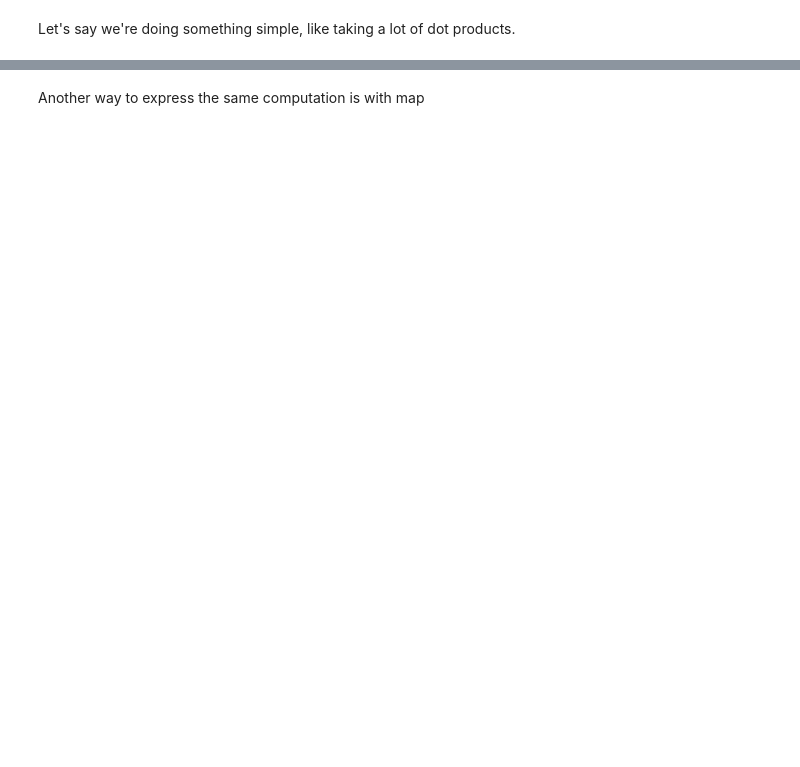
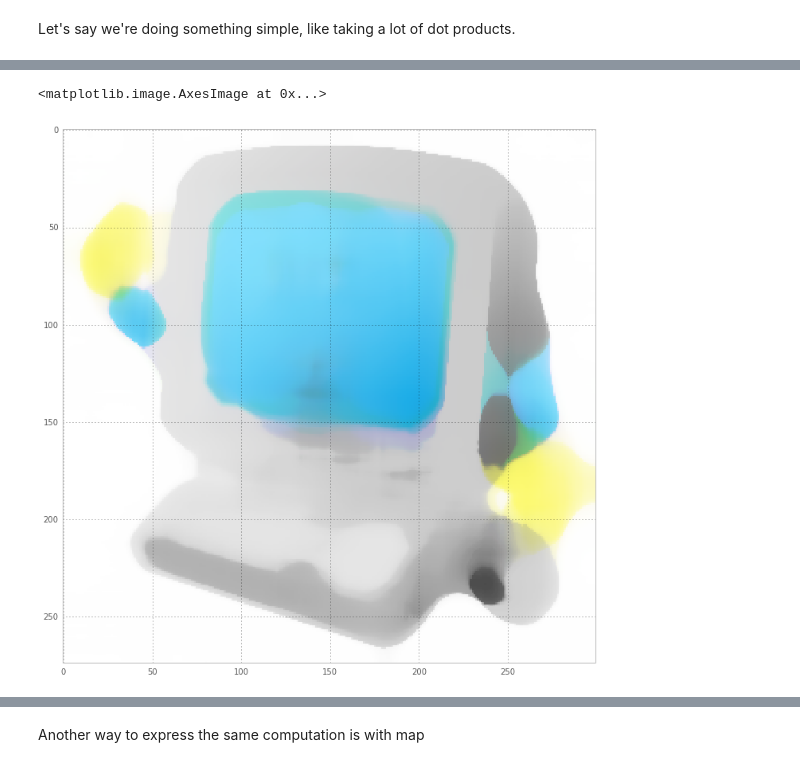
Before and after one commit to alexbw/paralleltools, a Jupyter notebook: Working with Parallel Python.ipynb, the cells around one changed output, grey strips where cells are left out. Cells and saved outputs as stored; diff of their text form; code cells hidden in the pictures; blank space fills up the shorter version.

```diff
--- a/Working with Parallel Python.ipynb
+++ b/Working with Parallel Python.ipynb
@@ -17,0 +11,11 @@ def foo(d):
+# %%
+from PIL import Image
+import urllib2 as urllib
+import io
+
+url = "http://eofdreams.com/data_images/dreams/computer/computer-05.jpg"
+
+fd = urllib.urlopen(url)
+image_file = io.BytesIO(fd.read())
+I = Image.open(image_file)
+I = I.resize((I.size[0]/4, I.size[1]/4))
@@ -17,0 +32,11 @@ def foo(d):
+# %%
+import scipy.ndimage as ndimage
+a = np.array(I)
+for i in range(a.shape[-1]):
+    a[:,:,i] = ndimage.median_filter(a[:,:,i], (30,30))
+# %%
+figure(figsize=(12,12))
+imshow(a)
+# %% [output]
+<matplotlib.image.AxesImage at 0x...>
+[figure, added]
```
Also changed, not shown: parts of 16 cells of this notebook.
